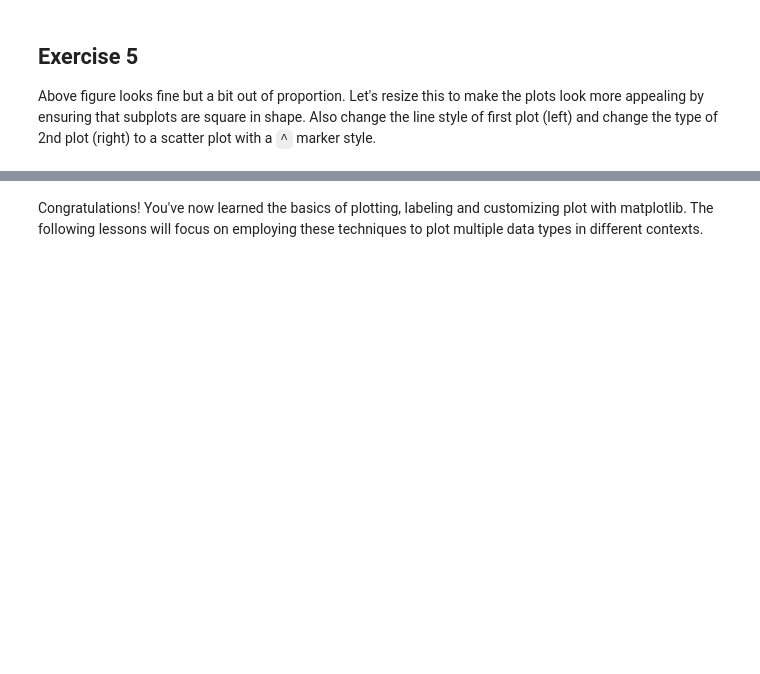
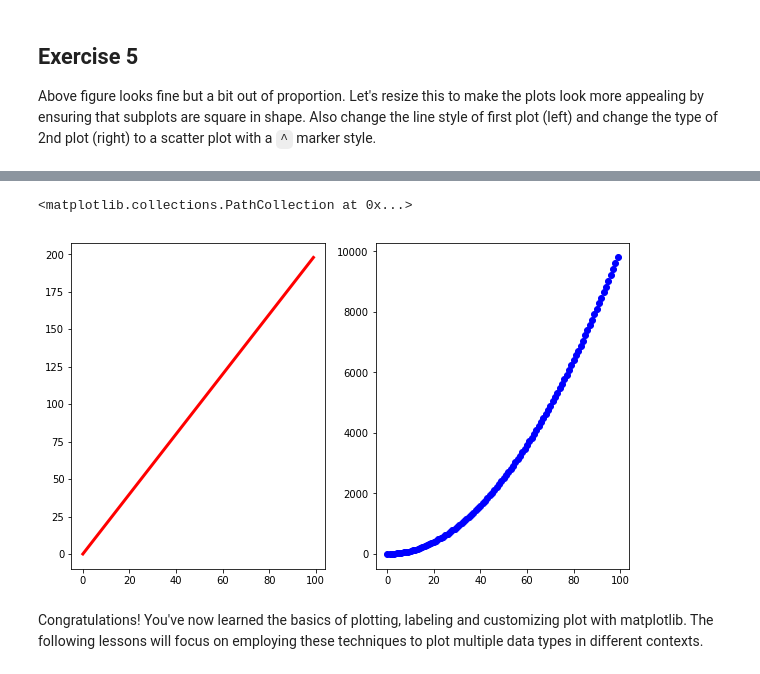
Before and after one commit to climatebrad/dsc-more-practice-with-matplotlib-lab-dc-ds-100719, a Jupyter notebook: index-brad.ipynb, the cells around one changed output, grey strips where cells are left out. Cells and saved outputs as stored; diff of their text form; code cells hidden in the pictures; blank space fills up the shorter version.

```diff
--- a/index-brad.ipynb
+++ b/index-brad.ipynb
@@ -147,3 +145,13 @@ Above figure looks fine but a bit out of proportion. Let's resize this to make t
+# %%
+fig2 = plt.figure(figsize=(10,6))
+# fig2 = plt.figure()
+ax1 = fig2.add_subplot(121)
+ax2 = fig2.add_subplot(122)
+ax1.plot(x,y,lw=3,ls='solid',color='red')
+ax2.scatter(x,z,lw=1,marker='o',color='blue')
+# %% [output]
+<matplotlib.collections.PathCollection at 0x...>
+[figure, added]
 # %% [markdown]
 Congratulations! You've now learned the basics of plotting, labeling and customizing plot with matplotlib. The following lessons will focus on employing these techniques to plot multiple data types in different contexts.
 # %% [markdown]
```
Also changed, not shown: parts of 2 cells of this notebook.
